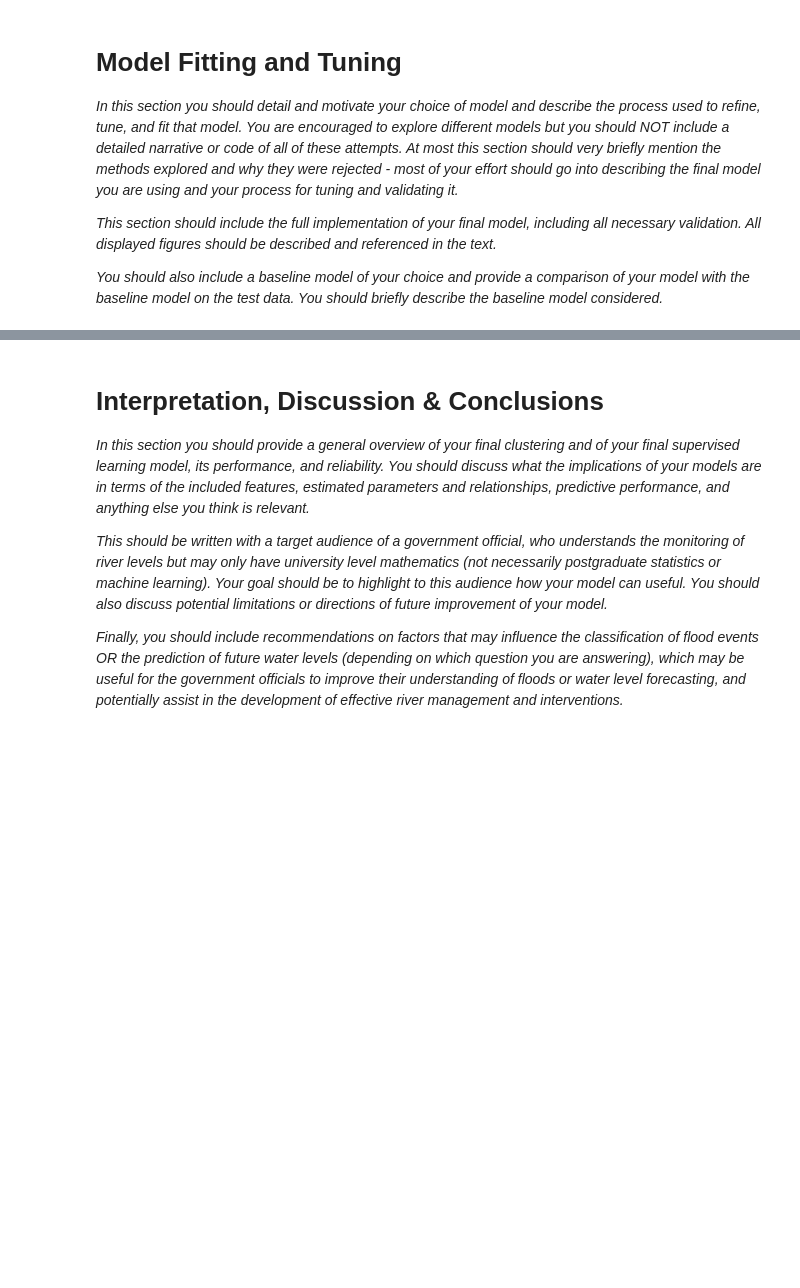
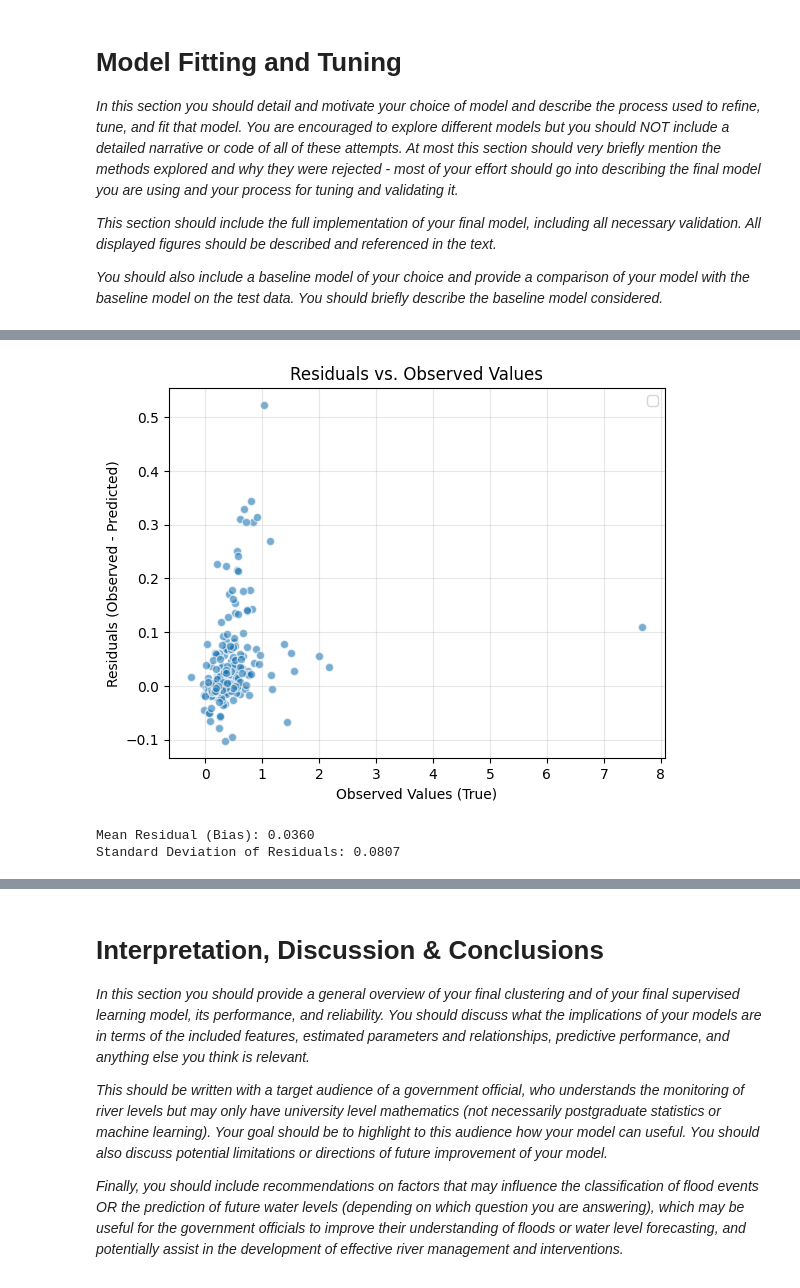
Before and after one commit to B318786-2026/Machine-learning-project, a Jupyter notebook: project.ipynb, the cells around one changed output, grey strips where cells are left out. Drawn from its saved outputs; the diff is of its cells as text; code cells hidden in the pictures; blank space fills up the shorter version.

Commit message:
fitting a couple linear regression models using "lags" meaning how many days ago from curent time

```diff
--- a/project.ipynb
+++ b/project.ipynb
@@ -355,8 +355,8 @@ Train, validation, test split
 level_cols = levels_interp_avg.columns
 dates = pd.to_datetime(level_cols, dayfirst=True)
 
-train_time = dates <= '2026-06-30'
-val_time = (dates > '2026-06-30') & (dates <= '2026-08-31')
+train_time = dates <= '2025-08-31'
+val_time = (dates > '2025-08-31') & (dates <= '2026-08-31')
 test_time = (dates >= '2026-09-01') & (dates <= '2026-11-30')
 
 train_interp_avg = levels_interp_avg.loc[:, train_time]
@@ -408,0 +454,14 @@ Test Dates:  01/09/2026 to 08/10/2026
+# %%
+df_long_avg = df_long_avg.rename(columns={"level": "avg"})
+df_long_min = df_long_min.rename(columns={"level": "min"})
+df_long_max = df_long_max.rename(columns={"level": "max"})
+
+df_long_avg_val = df_long_avg_val.rename(columns={"level": "avg"})
+df_long_min_val = df_long_min_val.rename(columns={"level": "min"})
+df_long_max_val = df_long_max_val.rename(columns={"level": "max"})
+
+df = (df_long_avg.merge(df_long_min, on=["Station_Name", "date", "County", "Observation_ID"], suffixes=("_avg", "_min"))
+      .merge(df_long_max, on=["Station_Name", "date", "County", "Observation_ID"], suffixes=("", "_max")))
+df_val =(df_long_avg_val.merge(df_long_min_val, on=["Station_Name", "date", "County", "Observation_ID"], suffixes=("_avg", "_min"))
+      .merge(df_long_max_val, on=["Station_Name", "date", "County", "Observation_ID"], suffixes=("", "_max")))
+df.columns
@@ -408,0 +476,29 @@ Test Dates:  01/09/2026 to 08/10/2026
+# %%
+from sklearn.linear_model import LinearRegression
+baseline_features = ["lag_1_avg", "lag_2_avg", "lag_3_avg", "lag_7_avg"]
+df = df.copy().dropna()
+df_val = df_val.copy().dropna()
+unique_values = df_val['lag_1_avg'].unique()
+X_train_baseline = df[baseline_features]
+y_train = df["avg"]
+X_val_baseline = df_val[baseline_features]
+y_val = df_val["avg"]
+baseline_model = LinearRegression()
+baseline_model.fit(X_train_baseline, y_train)
+y_pred = baseline_model.predict(X_val_baseline)
+
+residuals = y_val - y_pred
+plt.scatter(y_val, residuals, alpha=0.6, edgecolors='w')
+plt.xlabel("Observed Values (True)")
+plt.ylabel("Residuals (Observed - Predicted)")
+plt.title("Residuals vs. Observed Values")
+plt.legend()
+plt.grid(True, alpha=0.3)
+plt.show()
+
+print(f"Mean Residual (Bias): {residuals.mean():.4f}")
+print(f"Standard Deviation of Residuals: {residuals.std():.4f}")
+# %% [output]
+[figure, added]
+Mean Residual (Bias): 0.0360
+Standard Deviation of Residuals: 0.0807
```
Also changed, not shown: parts of 9 cells of this notebook.
